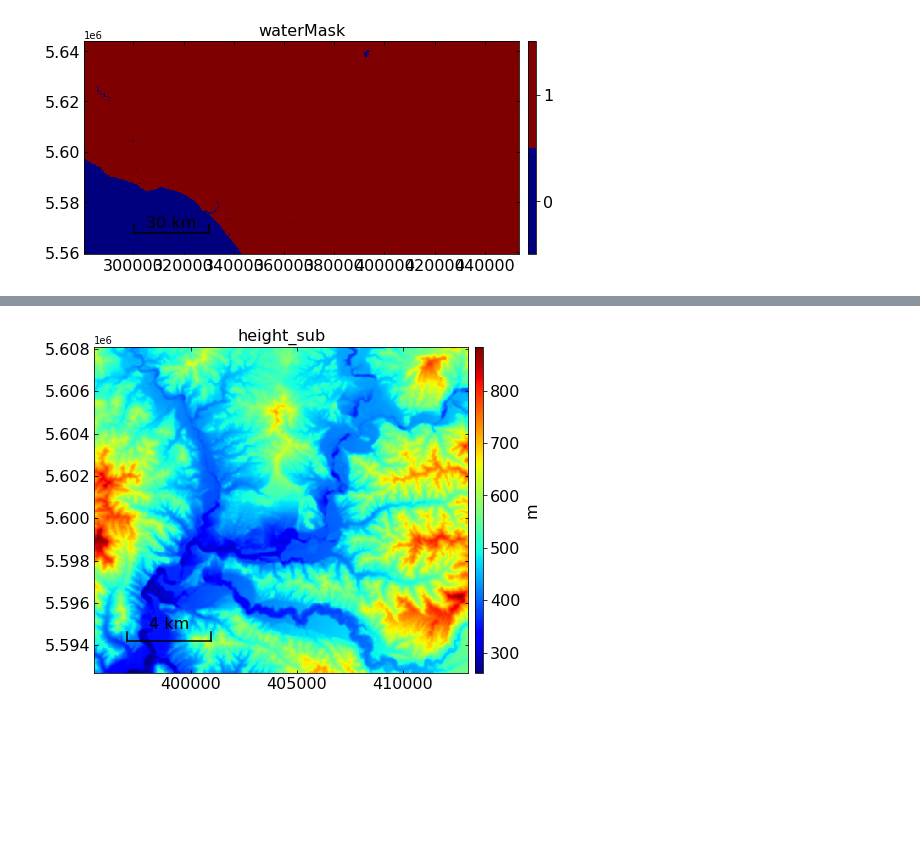
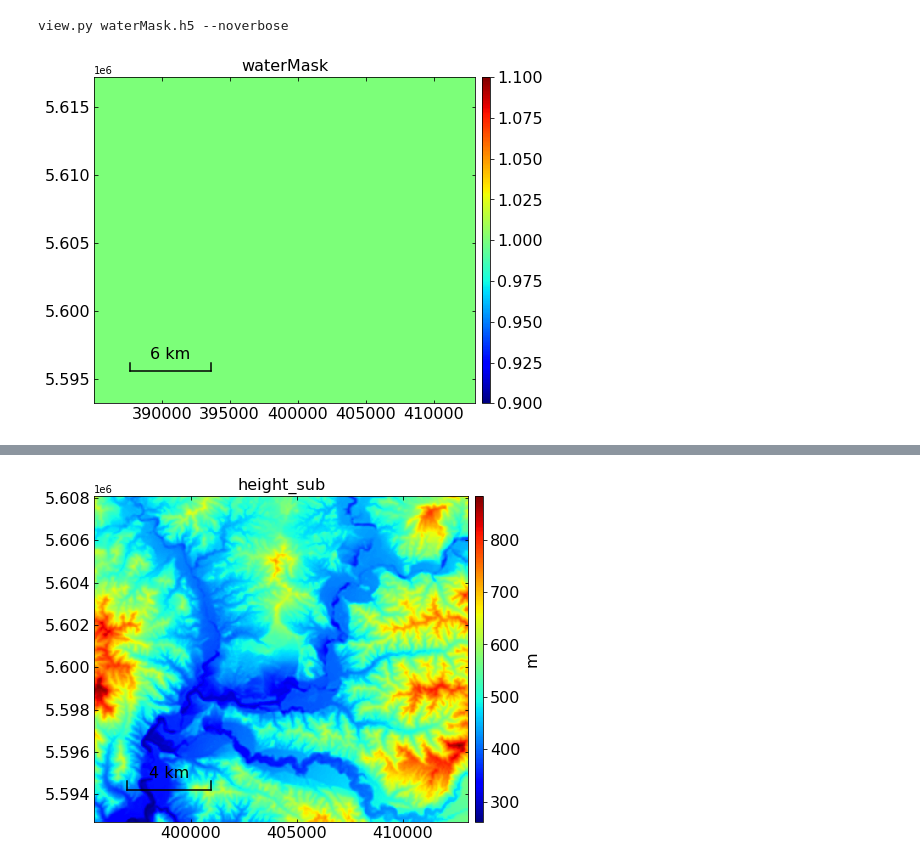
Before and after one commit to forrestfwilliams/hyp3_insar, a Jupyter notebook: hyp3_mintpy.ipynb, the cells around one changed output, grey strips where cells are left out. Cells and saved outputs as stored; diff of their text form; code cells hidden in the pictures; blank space fills up the shorter version.

Commit message:
mask exploration: 2std wont work

```diff
--- a/hyp3_mintpy.ipynb
+++ b/hyp3_mintpy.ipynb
@@ -51,5 +61,6 @@ finished writing to inputs/waterMask.h5
 time used: 00 mins 0.1 secs.
 # %%
-view.main('inputs/waterMask.h5 --noverbose'.split())
+view.main('waterMask.h5 --noverbose'.split())
 # %% [output]
+view.py waterMask.h5 --noverbose
-[figure, old version]
+[figure, new version]
```
Also changed, not shown: parts of 39 cells of this notebook, 4 other files.
